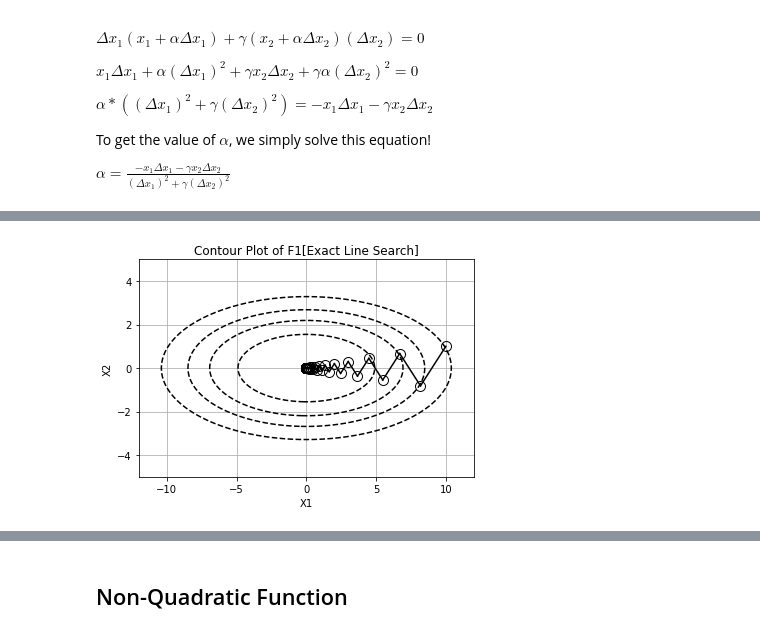
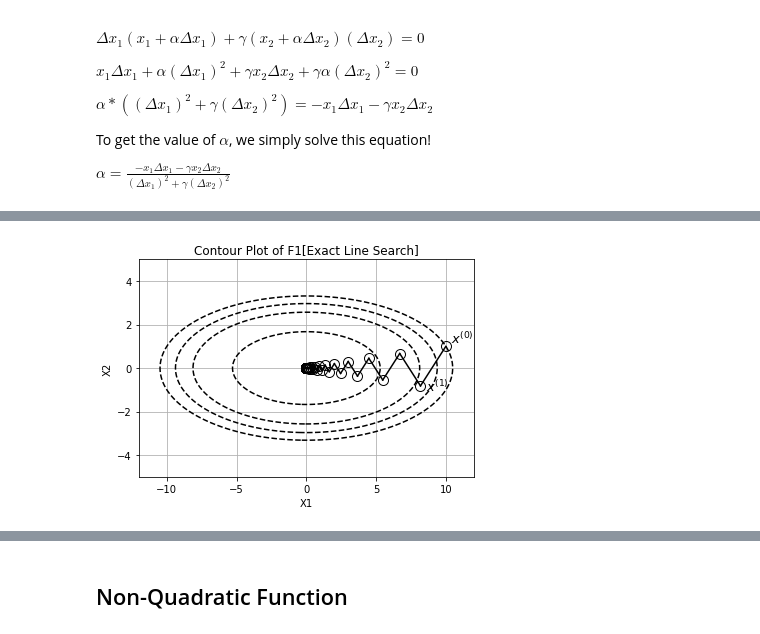
Before and after one commit to Ravi-Raghavan/ConvexOptimization, a Jupyter notebook: hw4.ipynb, the cells around one changed output, grey strips where cells are left out. Cells and saved outputs as stored; diff of their text form; code cells hidden in the pictures.

```diff
--- a/hw4.ipynb
+++ b/hw4.ipynb
@@ -45,18 +44,16 @@ def exact_line_search_gradient_descent(f, gradient, exact_line_search, x0: np.nd
     x = x0
     fx = f(x)
 
-    print(f"Initial Function Value: {fx}")
     function_values = []
     function_values.append(fx)
     points = np.array([x])
 
     for iter in range(max_iter):
         grad = gradient(x)
-        alpha = exact_line_search(x, -1 * grad)
-        x = x - alpha * grad
+        descent_direction = -1 * grad
+        alpha = exact_line_search(x, descent_direction)
+        x = x + (alpha * descent_direction)
         points = np.append(points, x[np.newaxis, :, :], axis=0)
-
-        print(f"Updated Function Value: {f(x)}")
 
         if np.abs(f(x) - fx) <= epsilon:
             break
@@ -223,28 +185,33 @@ Updated Function Value: 1.9157622145781094e-09
 # %%
 x1 = np.linspace(-12, 12, 2000)
 x2 = np.linspace(-5, 5, 2000)
 
 X1, X2 = np.meshgrid(x1, x2)
 
 def f1_plot(x1, x2, gamma = 10):
     return 0.5 * ((x1 ** 2) + (gamma * (x2 ** 2)))
 
 F = f1_plot(X1, X2)
 
 for point in f1_exact_line_search_iterates:
     plt.plot(point[0, 0], point[1, 0], 'o', markersize=10, color='black', markerfacecolor='none')
 
+offset = 0.4
+plt.text(f1_exact_line_search_iterates[0][0, 0] + offset, f1_exact_line_search_iterates[0][1, 0], r'$x^{(0)}$', fontsize=13, color='black', va='bottom', ha='left')
+plt.text(f1_exact_line_search_iterates[1][0, 0] + offset, f1_exact_line_search_iterates[1][1, 0] - offset, r'$x^{(1)}$', fontsize=13, color='black', va='bottom', ha='left')
+
+
 for i in range(len(f1_exact_line_search_iterates)-1):
     plt.plot([f1_exact_line_search_iterates[i][0, 0], f1_exact_line_search_iterates[i+1][0, 0]], [f1_exact_line_search_iterates[i][1, 0], f1_exact_line_search_iterates[i+1][1, 0]], color='black', linestyle='-')
 
-plt.contour(X1, X2, F, levels = [12, 24, 36, 54], colors='black', linestyles='dashed')
+plt.contour(X1, X2, F, levels = [14, 33, 44, 55], colors='black', linestyles='dashed')
 plt.xlabel('X1')
 plt.ylabel('X2')
 
 plt.title('Contour Plot of F1[Exact Line Search]')
 plt.grid(True)
 plt.show()
 # %% [output]
-[figure, old version]
+[figure, new version]
 # %%
 f1_backtracking_iterates, f1_backtracking_function_values = backtracking_line_search_gradient_descent(f1, f1_gradient, f1_backtracking_algorithm, x0, 1000, 1e-6)
```
Also changed, not shown: parts of 19 cells of this notebook.
